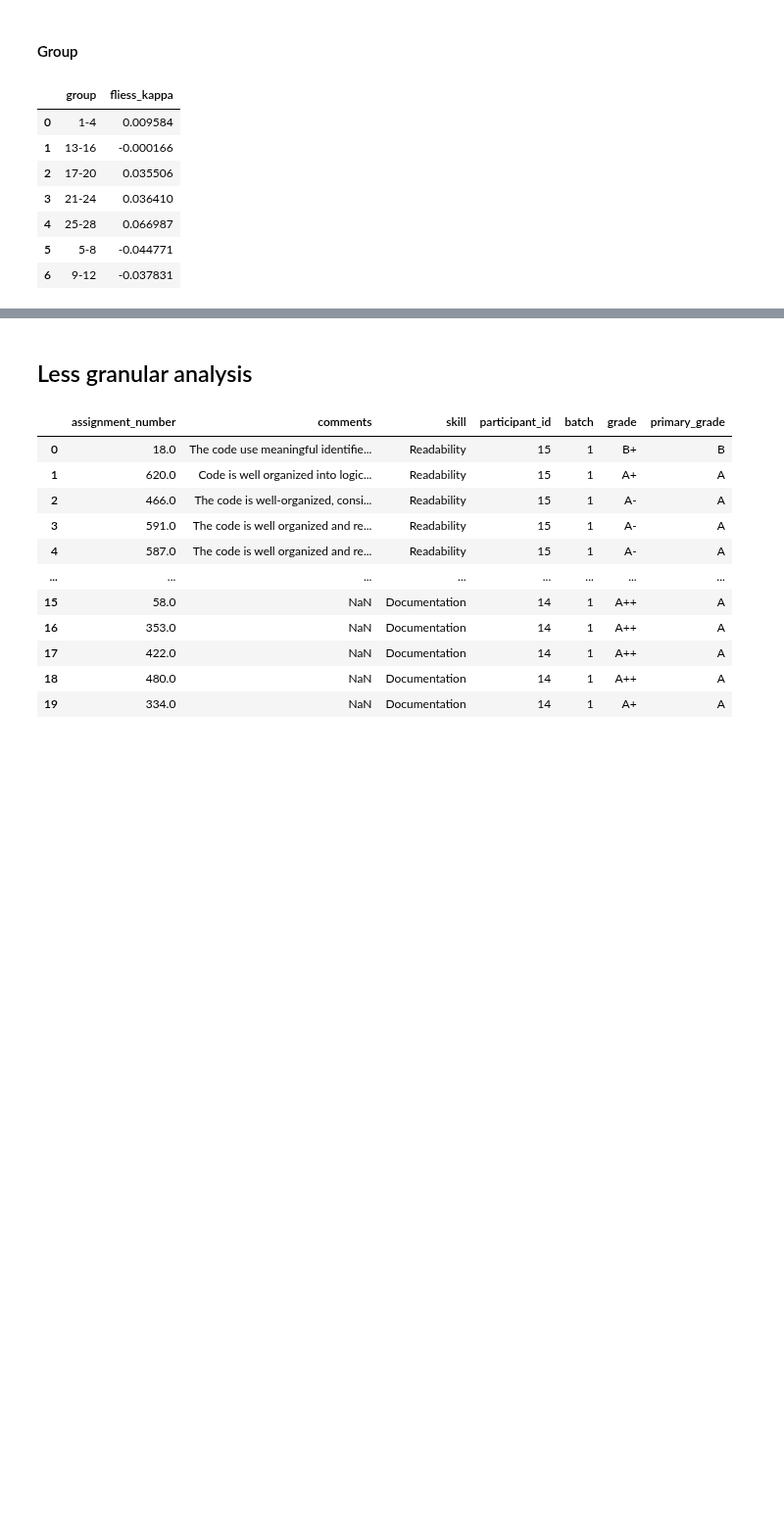
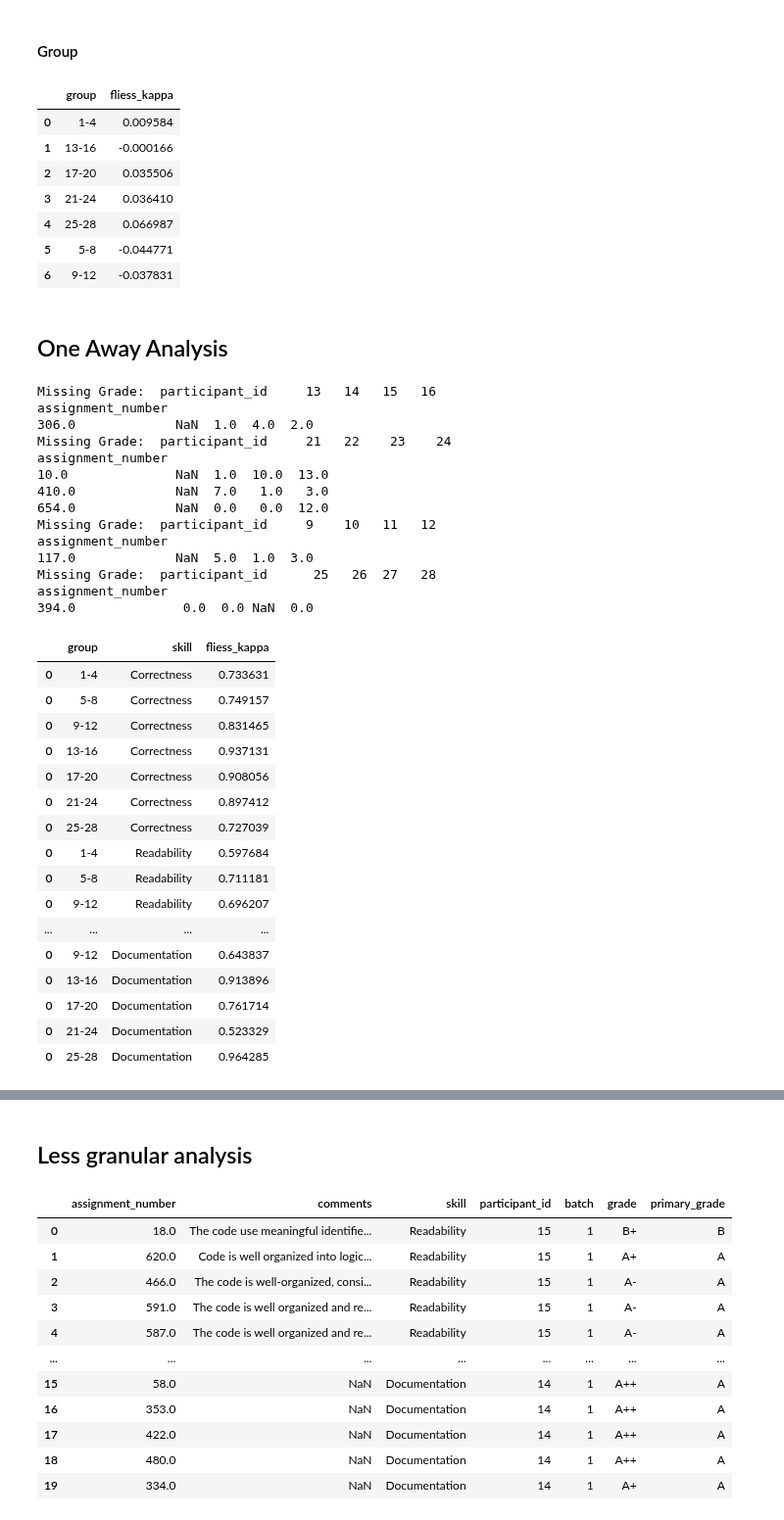
Before and after one commit to m-messer/Consistency_In_Grading_Analysis, a Jupyter notebook: grades_analysis.ipynb, the cells around one changed output, grey strips where cells are left out. Shown at 98% size. Drawn from its saved outputs; the diff is of its cells as text; code cells hidden in the pictures; blank space fills up the shorter version.

Commit message:
PHD-359 Added oneaway fleiss kappa

```diff
--- a/grades_analysis.ipynb
+++ b/grades_analysis.ipynb
@@ -129,3 +130,5 @@ results_df[['group', 'fliess_kappa']].groupby('group').mean().reset_index()
 | 4 | 25-28 | 0.066987 |
 | 5 | 5-8 | -0.044771 |
 | 6 | 9-12 | -0.037831 |
+# %% [markdown]
+## One Away Analysis
@@ -131,0 +152,68 @@ results_df[['group', 'fliess_kappa']].groupby('group').mean().reset_index()
+# %%
+def calculate_one_away_fleiss_kappa(skill, participant_list):
+    skill_df = grade_df[grade_df['skill'] == skill][['participant_id', 'assignment_number', 'grade']]
+    group_df = skill_df[skill_df['participant_id'].isin(participant_list)].sort_values(by='participant_id')
+    group_df['grade_code'] = group_df['grade'].cat.codes
+    pivot = group_df.pivot(index='assignment_number', columns='participant_id', values='grade_code')
+    if any(pivot.isna().any(axis=1)):
+        print('Missing Grade: ', pivot[pivot.isna().any(axis=1)])
+        pivot.dropna(inplace=True)
+
+    agg_raters = aggregate_raters(pivot)[0]
+
+
+    one_away_agg_raters = np.empty((agg_raters.shape[0], agg_raters.shape[1] - 1))
+
+    # Add each column together (A++ + A+), (A+ + A) etc resulting in 11 one away groups of grades
+    for i in range(agg_raters.shape[1] - 1):
+        one_away_agg_raters[:, i] = agg_raters[:, i] + agg_raters[:, i + 1]
+
+    return one_away_fleiss_kappa(one_away_agg_raters)
+# %%
+results_df = None
+
+for skill in ['Correctness', 'Readability', 'Code Elegance', 'Documentation']:
+    for i in range(1, 28, 4):
+        group = list(range(i, i + 4))
+        group_str = str(group[0]) + '-' + str(group[-1])
+        try:
+            results_df = pd.concat([results_df, pd.DataFrame({
+                'group': group_str,
+                'skill': skill,
+                'fliess_kappa': calculate_one_away_fleiss_kappa(skill, group)}, index=[0])])
+        except ValueError:
+            print('Error duplicate entries check data for: ', group_str)
+
+results_df
+# %% [output]
+Missing Grade:  participant_id     13   14   15   16
+assignment_number
+306.0             NaN  1.0  4.0  2.0
+Missing Grade:  participant_id     21   22    23    24
+assignment_number
+10.0              NaN  1.0  10.0  13.0
+410.0             NaN  7.0   1.0   3.0
+654.0             NaN  0.0   0.0  12.0
+Missing Grade:  participant_id     9    10   11   12
+assignment_number
+117.0             NaN  5.0  1.0  3.0
+Missing Grade:  participant_id      25   26  27   28
+assignment_number
+394.0              0.0  0.0 NaN  0.0
+|  | group | skill | fliess_kappa |
+| 0 | 1-4 | Correctness | 0.733631 |
+| 0 | 5-8 | Correctness | 0.749157 |
+| 0 | 9-12 | Correctness | 0.831465 |
+| 0 | 13-16 | Correctness | 0.937131 |
+| 0 | 17-20 | Correctness | 0.908056 |
+| 0 | 21-24 | Correctness | 0.897412 |
+| 0 | 25-28 | Correctness | 0.727039 |
+| 0 | 1-4 | Readability | 0.597684 |
+| 0 | 5-8 | Readability | 0.711181 |
+| 0 | 9-12 | Readability | 0.696207 |
+| ... | ... | ... | ... |
+| 0 | 9-12 | Documentation | 0.643837 |
+| 0 | 13-16 | Documentation | 0.913896 |
+| 0 | 17-20 | Documentation | 0.761714 |
+| 0 | 21-24 | Documentation | 0.523329 |
+| 0 | 25-28 | Documentation | 0.964285 |
```
Also changed, not shown: parts of 12 cells of this notebook.
